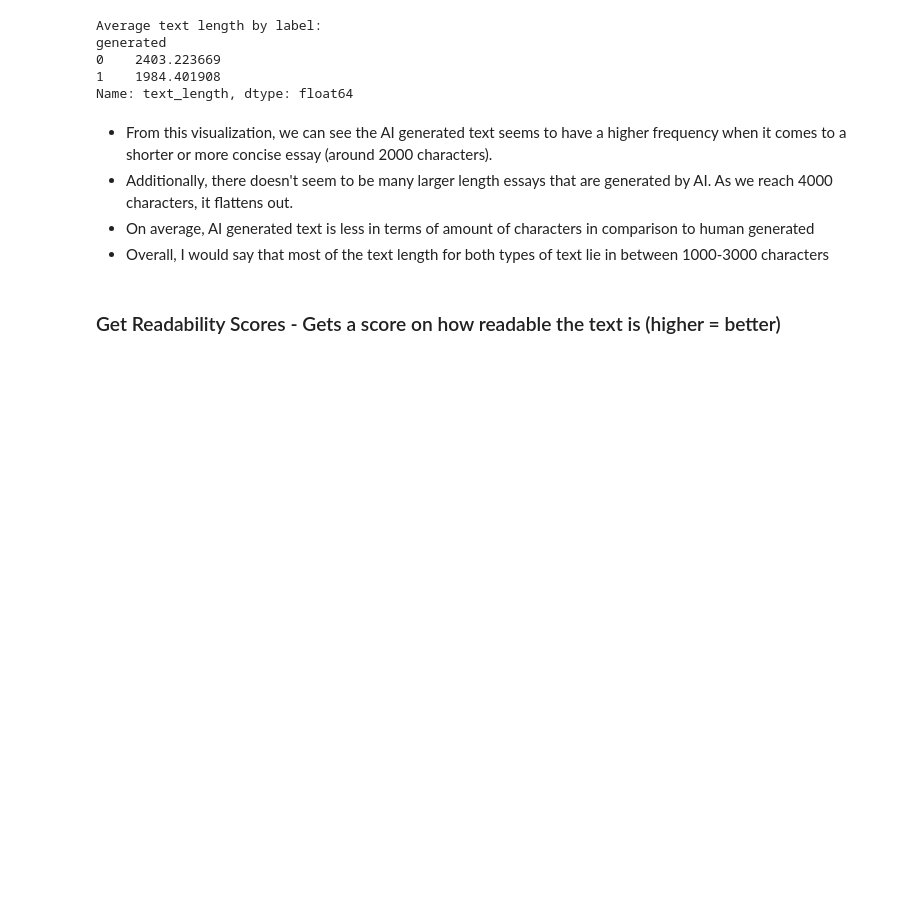
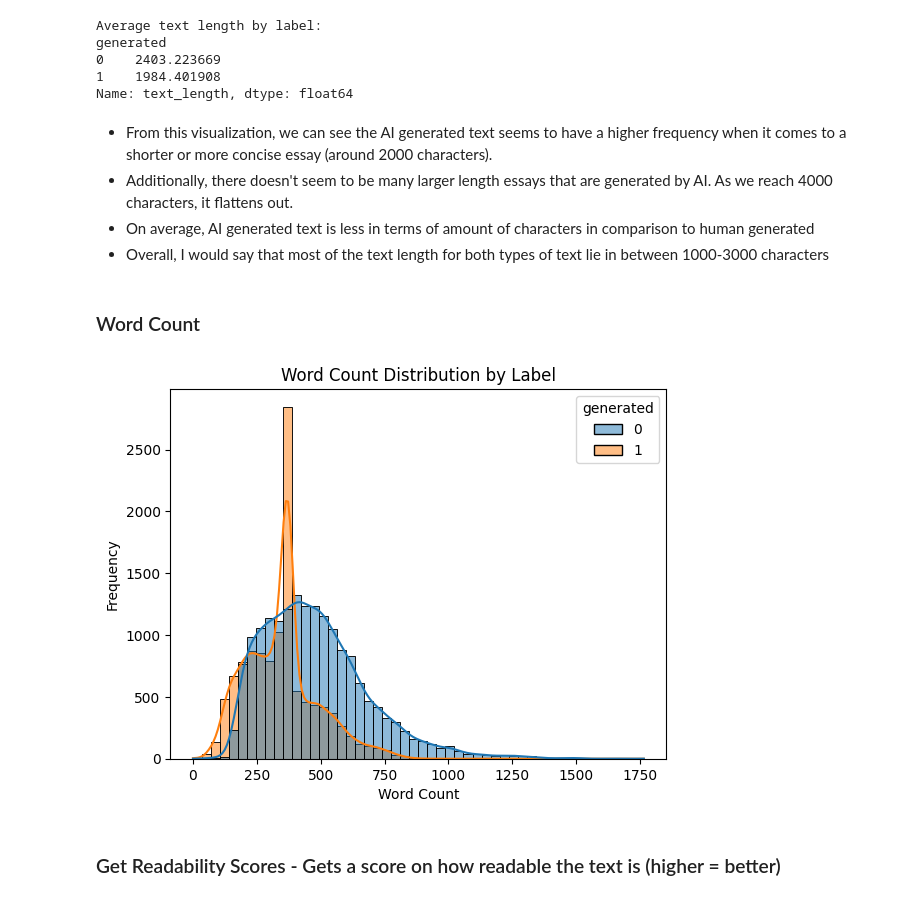
Before and after one commit to ebeckk/ml_text_classifier, a Jupyter notebook: final_project.ipynb, the cells around one changed output. Drawn from its saved outputs; the diff is of its cells as text; code cells hidden in the pictures; blank space fills up the shorter version.

```diff
--- a/final_project.ipynb
+++ b/final_project.ipynb
@@ -121,5 +123,17 @@ Name: text_length, dtype: float64
 - Additionally, there doesn't seem to be many larger length essays that are generated by AI. As we reach 4000 characters, it flattens out.
 - On average, AI generated text is less in terms of amount of characters in comparison to human generated
 - Overall, I would say that most of the text length for both types of text lie in between 1000-3000 characters
+# %% [markdown]
+### Word Count
+# %%
+df['word_count'] = df['text'].apply(lambda x: len(word_tokenize(x)))
+
+sns.histplot(data=df, x='word_count', hue='generated', bins=50, kde=True)
+plt.title("Word Count Distribution by Label")
+plt.xlabel("Word Count")
+plt.ylabel("Frequency")
+plt.show()
+# %% [output]
+[figure, added]
 # %% [markdown]
 ### Get Readability Scores - Gets a score on how readable the text is (higher = better)
```
Also changed, not shown: parts of 10 cells of this notebook.
